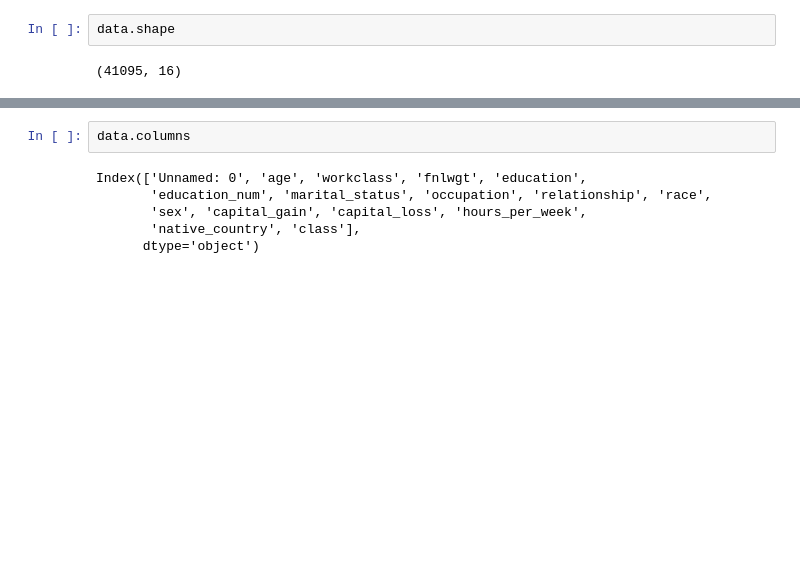
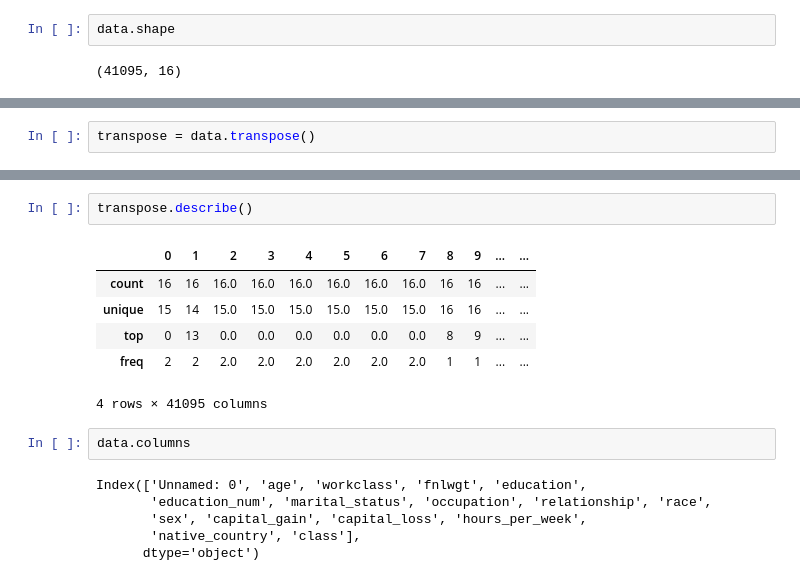
Before and after one commit to SasithaAI/MscPythonBootCamp, a Jupyter notebook: 6_ExploratoryDataAnalysis.ipynb, the cells around one changed output, grey strips where cells are left out. Drawn from its saved outputs; the diff is of its cells as text; blank space fills up the shorter version.

```diff
--- a/6_ExploratoryDataAnalysis.ipynb
+++ b/6_ExploratoryDataAnalysis.ipynb
@@ -82,0 +56,2 @@ data.describe().transpose()
+# %%
+transpose = data.transpose()
@@ -83,3 +81,12 @@ data.describe().transpose()
+# %%
+transpose.describe()
+# %% [output]
+|  | 0 | 1 | 2 | 3 | 4 | 5 | 6 | 7 | 8 | 9 | ... | ... |
+| count | 16 | 16 | 16.0 | 16.0 | 16.0 | 16.0 | 16.0 | 16.0 | 16 | 16 | ... | ... |
+| unique | 15 | 14 | 15.0 | 15.0 | 15.0 | 15.0 | 15.0 | 15.0 | 16 | 16 | ... | ... |
+| top | 0 | 13 | 0.0 | 0.0 | 0.0 | 0.0 | 0.0 | 0.0 | 8 | 9 | ... | ... |
+| freq | 2 | 2 | 2.0 | 2.0 | 2.0 | 2.0 | 2.0 | 2.0 | 1 | 1 | ... | ... |
+4 rows × 41095 columns
 # %%
 data.columns
 # %% [output]
```
Also changed, not shown: parts of 7 cells of this notebook.
